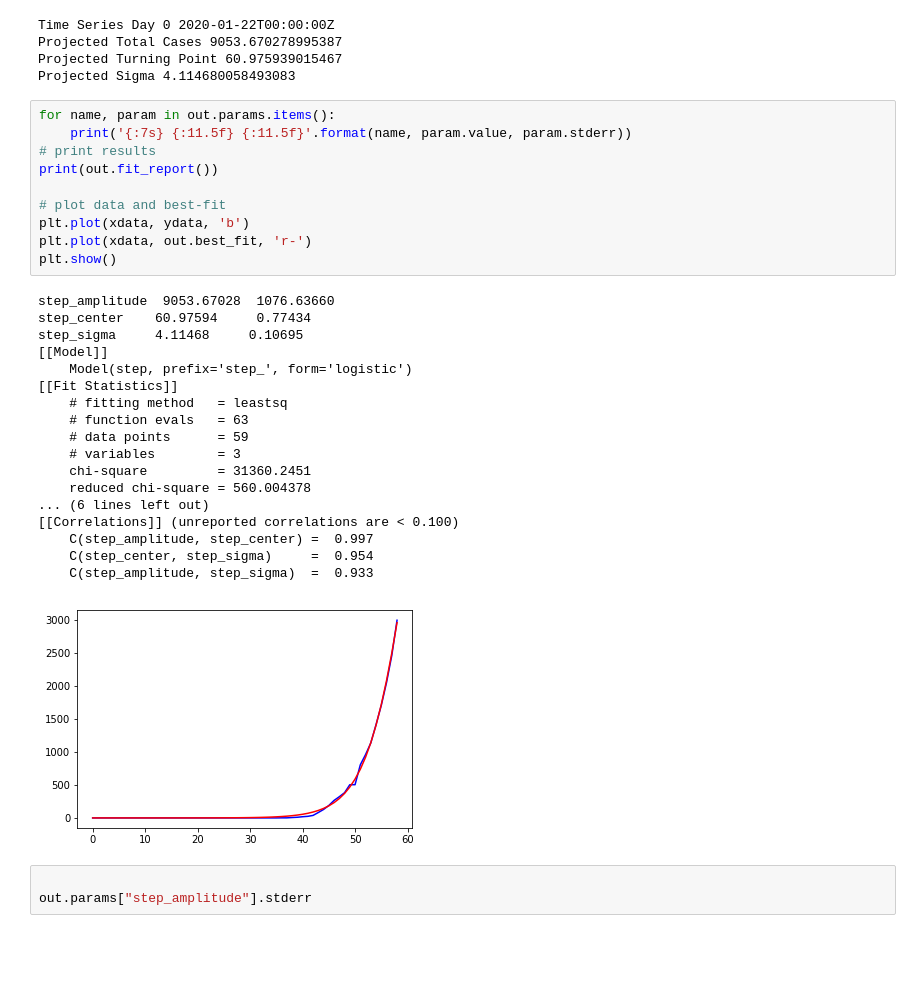
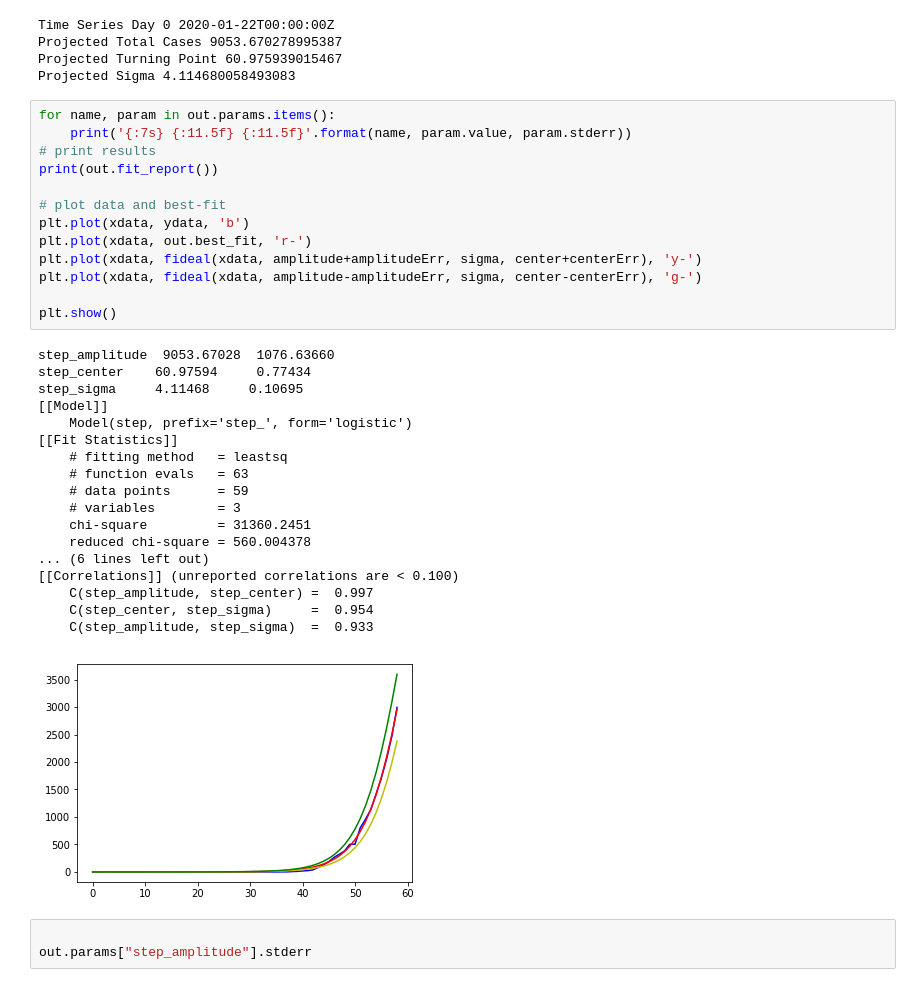
Before and after one commit to rmr1012/seeCOVID19, a Jupyter notebook: Chart Dev.ipynb, the cells around one changed output. Drawn from its saved outputs; the diff is of its cells as text; blank space fills up the shorter version.

```diff
--- a/Chart Dev.ipynb
+++ b/Chart Dev.ipynb
@@ -93,32 +93,35 @@ Projected Sigma 4.114680058493083
 # %%
 for name, param in out.params.items():
     print('{:7s} {:11.5f} {:11.5f}'.format(name, param.value, param.stderr))
 # print results
 print(out.fit_report())
 
 # plot data and best-fit
 plt.plot(xdata, ydata, 'b')
 plt.plot(xdata, out.best_fit, 'r-')
+plt.plot(xdata, fideal(xdata, amplitude+amplitudeErr, sigma, center+centerErr), 'y-')
+plt.plot(xdata, fideal(xdata, amplitude-amplitudeErr, sigma, center-centerErr), 'g-')
+
 plt.show()
 # %% [output]
 step_amplitude  9053.67028  1076.63660
 step_center    60.97594     0.77434
 step_sigma     4.11468     0.10695
 [[Model]]
     Model(step, prefix='step_', form='logistic')
 [[Fit Statistics]]
     # fitting method   = leastsq
     # function evals   = 63
     # data points      = 59
     # variables        = 3
     chi-square         = 31360.2451
     reduced chi-square = 560.004378
 ... (6 lines left out)
 [[Correlations]] (unreported correlations are < 0.100)
     C(step_amplitude, step_center) =  0.997
     C(step_center, step_sigma)     =  0.954
     C(step_amplitude, step_sigma)  =  0.933
-[figure, old version]
+[figure, new version]
 # %%
 
 out.params["step_amplitude"].stderr
```
Also changed, not shown: 3 other files.
